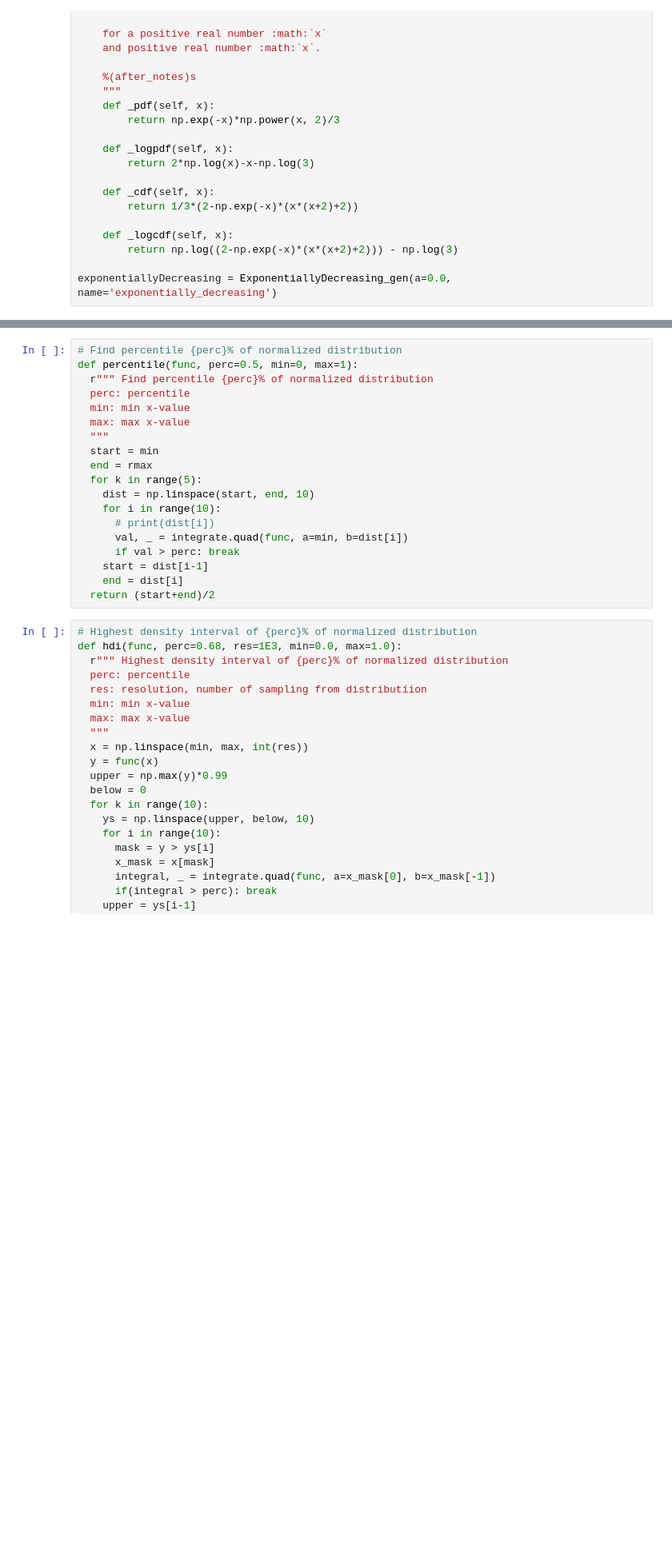
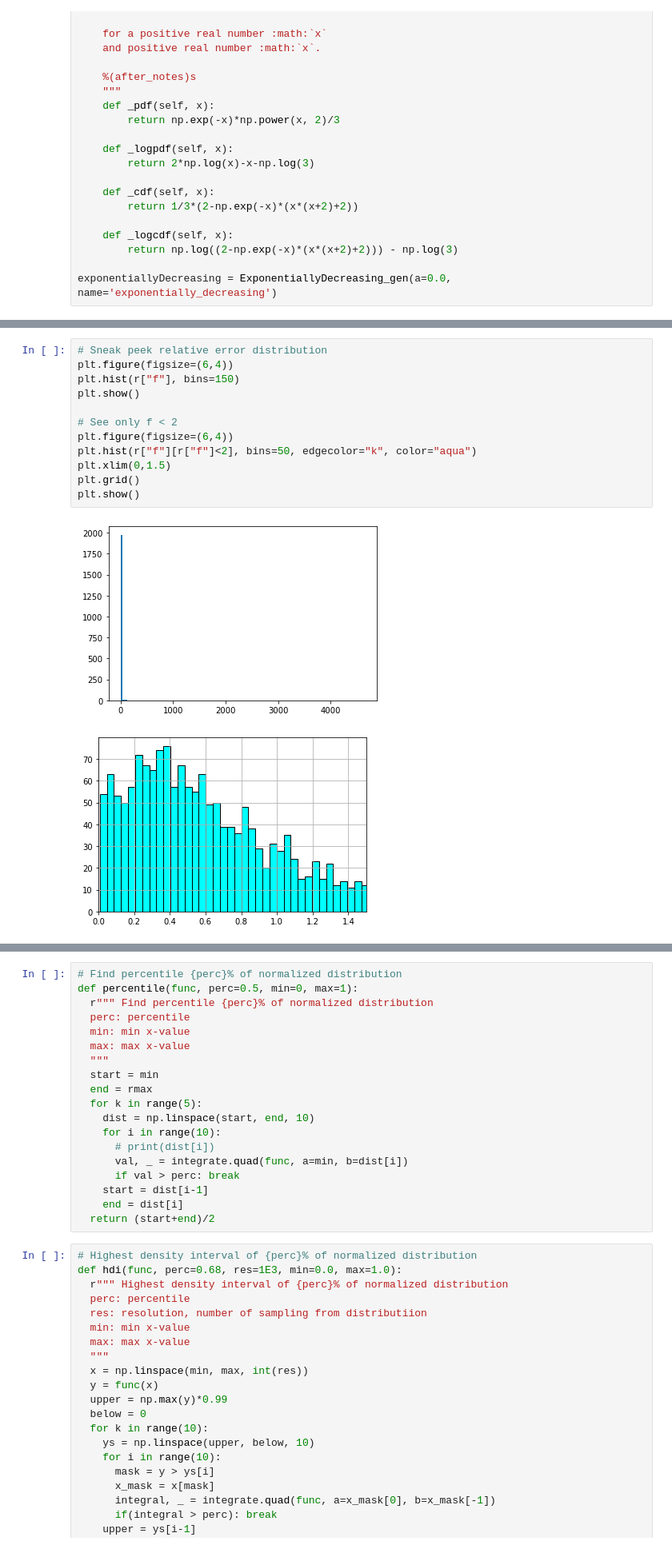
Before and after one commit to Alisyaifudin/estimating-distance, a Jupyter notebook: EstimatingDistance-Single.ipynb, the cells around one changed output, grey strips where cells are left out. Shown: that part at 80% size. Saved outputs shown, nothing was run; the diff lists cells and outputs as text; blank space fills up the shorter version.

```diff
--- a/EstimatingDistance-Single.ipynb
+++ b/EstimatingDistance-Single.ipynb
@@ -116,3 +187,18 @@ Table length=100
+# %%
+# Sneak peek relative error distribution
+plt.figure(figsize=(6,4))
+plt.hist(r["f"], bins=150)
+plt.show()
+
+# See only f < 2
+plt.figure(figsize=(6,4))
+plt.hist(r["f"][r["f"]<2], bins=50, edgecolor="k", color="aqua")
+plt.xlim(0,1.5)
+plt.grid()
+plt.show()
+# %% [output]
+[figure, added]
+[figure, added]
 # %%
 # Init Data, just change the index as you like
 index = int(input())
```
Also changed, not shown: parts of 9 cells of this notebook.
